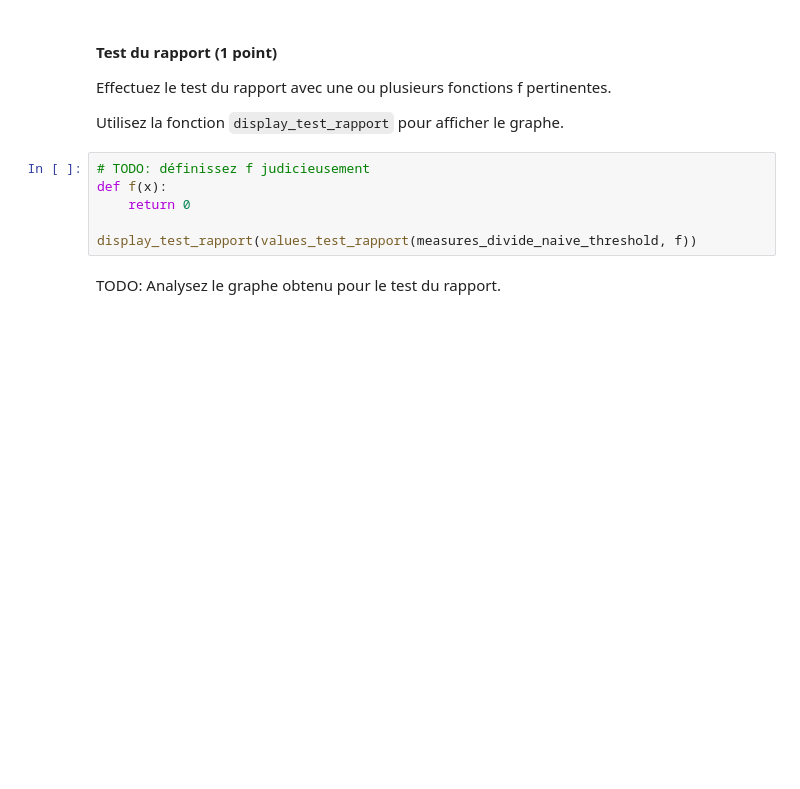
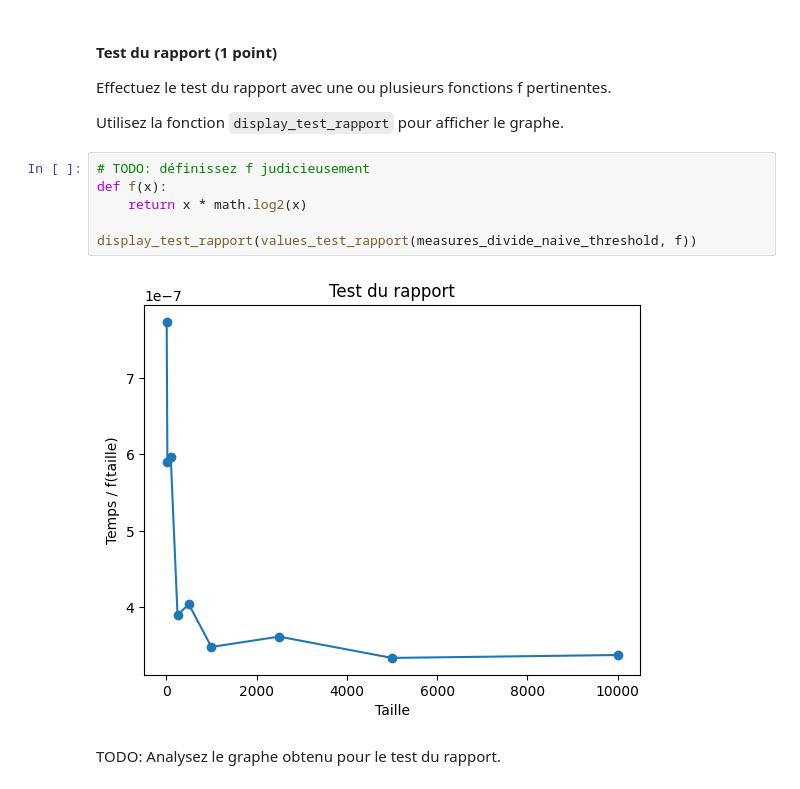
Before and after one commit to TPerronTouchette/INF8775, a Jupyter notebook: TP1_A25/TP1_A25.ipynb, the cells around one changed output. Saved outputs shown, nothing was run; the diff lists cells and outputs as text; blank space fills up the shorter version.

```diff
--- a/TP1_A25/TP1_A25.ipynb
+++ b/TP1_A25/TP1_A25.ipynb
@@ -557,9 +565,11 @@ Utilisez la fonction `display_test_rapport` pour afficher le graphe.
 # %%
 # TODO: définissez f judicieusement
 def f(x):
-    return 0
+    return x * math.log2(x)
 
 display_test_rapport(values_test_rapport(measures_divide_naive_threshold, f))
+# %% [output]
+[figure, added]
 # %% [markdown]
 TODO: Analysez le graphe obtenu pour le test du rapport.
 # %% [markdown]
```
Also changed, not shown: parts of 10 cells of this notebook.
